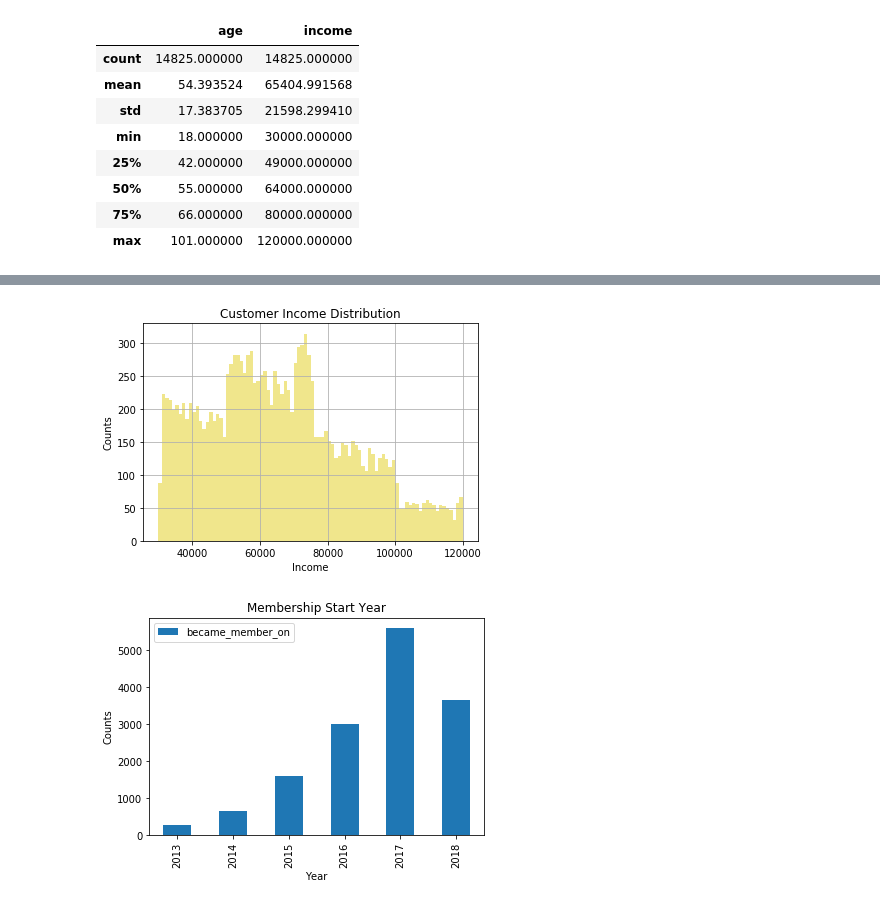
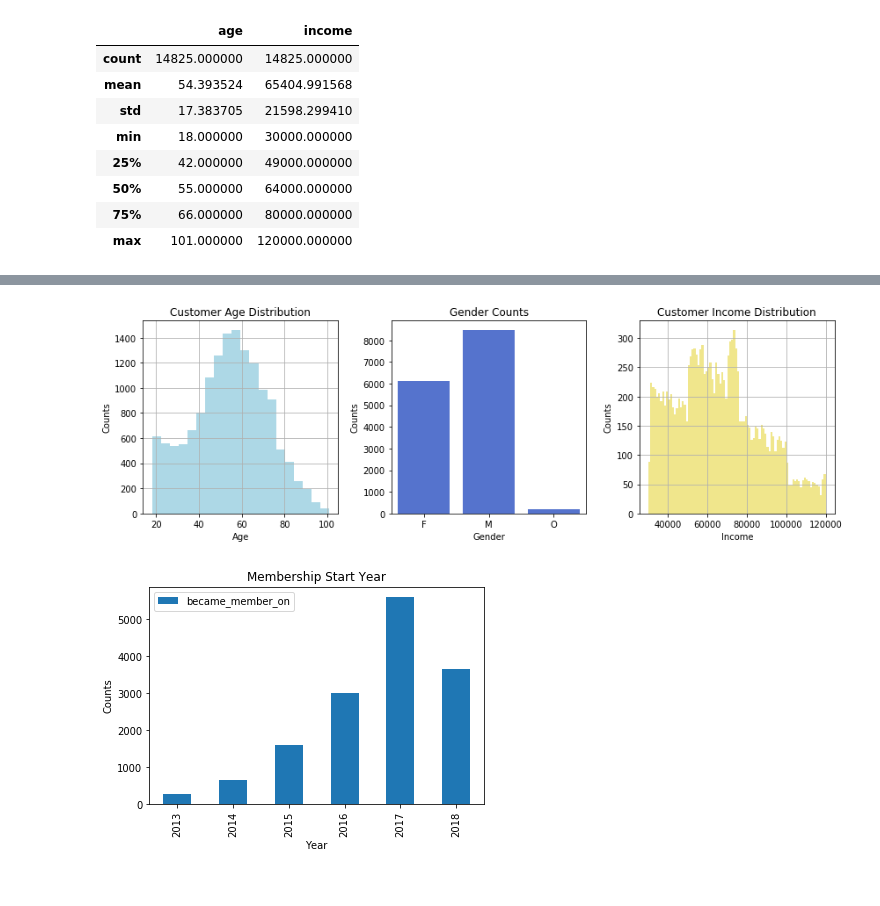
Before and after one commit to alankashiwa/starbucks-capstone-challenge, a Jupyter notebook: Starbucks_Capstone_notebook.ipynb, the cells around one changed output, grey strips where cells are left out. Cells and saved outputs as stored; diff of their text form; code cells hidden in the pictures.

```diff
--- a/Starbucks_Capstone_notebook.ipynb
+++ b/Starbucks_Capstone_notebook.ipynb
@@ -268,11 +255,30 @@ sns.countplot(profile_clean['gender'].fillna('Unknown'), color='royalblue');
-# %%
-# Age distribution
-profile_clean['income'].hist(bins=90, color='khaki')
-plt.title('Customer Income Distribution');
-plt.ylabel('Counts');
-plt.xlabel('Income');
-# %% [output]
-[figure, removed]
+# %%
+plt.figure(figsize=(12,4))
+
+# Age distribution
+plt.subplot(131)
+profile_clean['age'].hist(bins=20, color='lightblue')
+plt.title('Customer Age Distribution');
+plt.ylabel('Counts');
+plt.xlabel('Age');
+
+# Genders
+plt.subplot(132)
+sns.countplot(profile_clean['gender'].fillna('Unknown'), color='royalblue');
+plt.ylabel('Counts');
+plt.xlabel('Gender');
+plt.title('Gender Counts')
+
+# Age distribution
+plt.subplot(133)
+profile_clean['income'].hist(bins=90, color='khaki')
+plt.title('Customer Income Distribution');
+plt.ylabel('Counts');
+plt.xlabel('Income');
+
+plt.tight_layout()
+# %% [output]
+[figure, added]
 # %%
 # https://stackoverflow.com/questions/27365467/can-pandas-plot-a-histogram-of-dates
 # Membership start time
```
Also changed, not shown: parts of 12 cells of this notebook.
